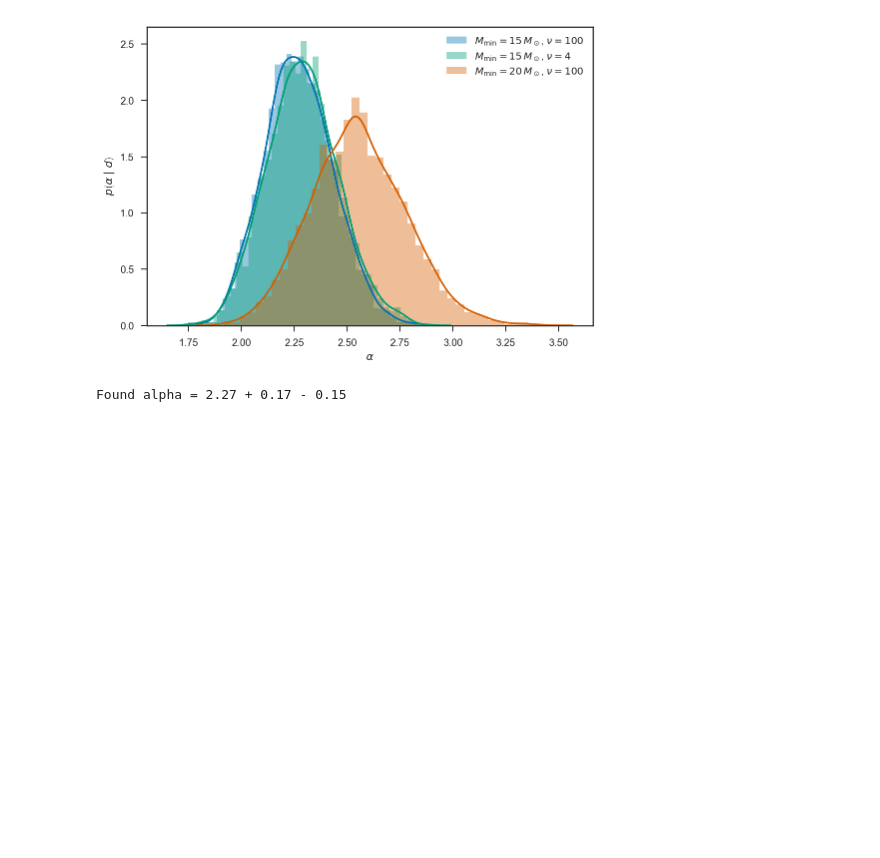
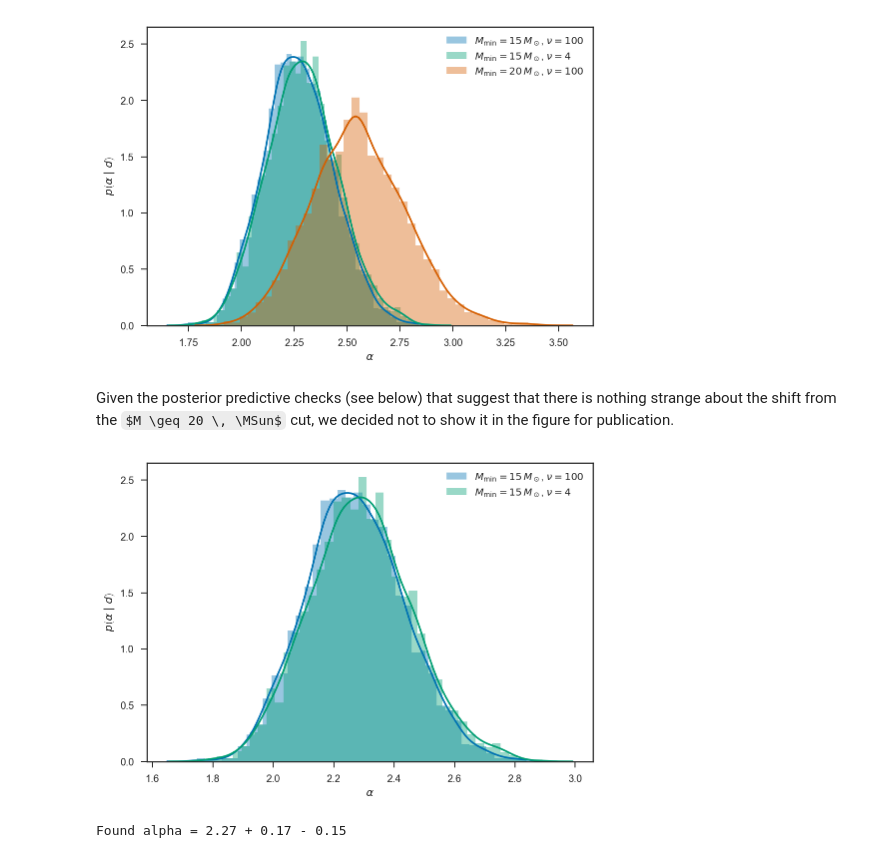
Before and after one commit to farr/30DorIMF, a Jupyter notebook: IMF.ipynb, the cells around one changed output. Saved outputs shown, nothing was run; the diff lists cells and outputs as text; code cells hidden in the pictures; some formulas as TeX source; blank space fills up the shorter version.

Commit message:
Updated figure 1 (no M > 20 curve), citations for software libraries.

```diff
--- a/IMF.ipynb
+++ b/IMF.ipynb
@@ -561,5 +561,19 @@ savefig('alpha.pdf')
 # %% [output]
 [figure]
+# %% [markdown]
+Given the posterior predictive checks (see below) that suggest that there is nothing strange about the shift from the $M \geq 20 \, \MSun$ cut, we decided not to show it in the figure for publication.
+# %%
+sns.distplot(chain['alpha'], label=r'$M_\mathrm{min} = 15 \, M_\odot$, $\nu = 100$')
+sns.distplot(chain_broad['alpha'], label=r'$M_\mathrm{min} = 15 \, M_\odot$, $\nu = 4$')
+#sns.distplot(chain_high_mass['alpha'], label=r'$M_\mathrm{min} = 20 \, M_\odot$, $\nu = 100$')
+legend(loc='best')
+
+xlabel(r'$\alpha$')
+ylabel(r'$p\left( \alpha \mid d \right)$')
+
+savefig('alpha.pdf')
+# %% [output]
+[figure, added]
 # %%
 def one_sigma_range(samples):
     m = median(samples)
```
Also changed, not shown: parts of 1 cell of this notebook, 3 other files.
